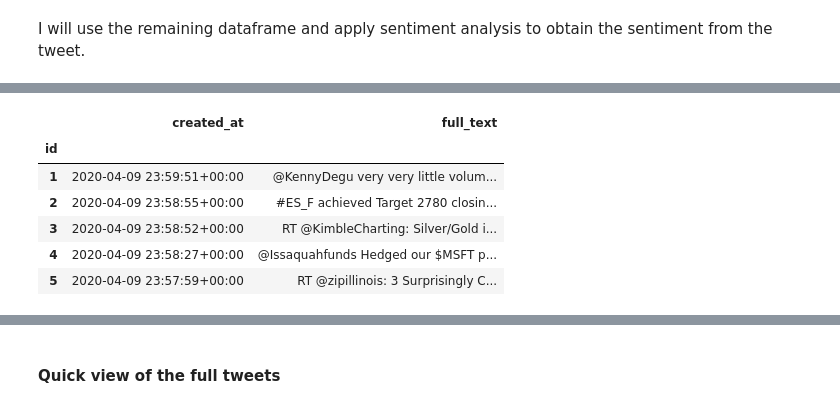
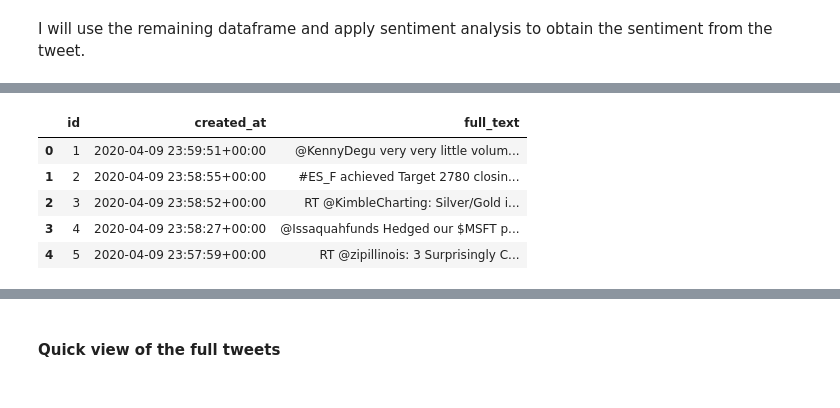
Before and after one commit to xandie985/Text-Mining-Stocks---Sentiment-Analysis, a Jupyter notebook: trial2.ipynb, the cells around one changed output, grey strips where cells are left out. Drawn from its saved outputs; the diff is of its cells as text; code cells hidden in the pictures.

```diff
--- a/trial2.ipynb
+++ b/trial2.ipynb
@@ -171,11 +234,10 @@ from wordcloud import WordCloud
 # %%
-dfRemaining = pd.read_csv('tweets_remaining_09042020_16072020.csv', sep = ';').set_index('id')
+dfRemaining = pd.read_csv('tweets_remaining_09042020_16072020.csv', sep = ';')
 dfRemaining.head()
 # %% [output]
-|  | created_at | full_text |
-| id |  |  |
-| 1 | 2020-04-09 23:59:51+00:00 | @KennyDegu very very little volum... |
-| 2 | 2020-04-09 23:58:55+00:00 | #ES_F achieved Target 2780 closin... |
-| 3 | 2020-04-09 23:58:52+00:00 | RT @KimbleCharting: Silver/Gold i... |
-| 4 | 2020-04-09 23:58:27+00:00 | @Issaquahfunds Hedged our $MSFT p... |
-| 5 | 2020-04-09 23:57:59+00:00 | RT @zipillinois: 3 Surprisingly C... |
+|  | id | created_at | full_text |
+| 0 | 1 | 2020-04-09 23:59:51+00:00 | @KennyDegu very very little volum... |
+| 1 | 2 | 2020-04-09 23:58:55+00:00 | #ES_F achieved Target 2780 closin... |
+| 2 | 3 | 2020-04-09 23:58:52+00:00 | RT @KimbleCharting: Silver/Gold i... |
+| 3 | 4 | 2020-04-09 23:58:27+00:00 | @Issaquahfunds Hedged our $MSFT p... |
+| 4 | 5 | 2020-04-09 23:57:59+00:00 | RT @zipillinois: 3 Surprisingly C... |
```
Also changed, not shown: parts of 42 cells of this notebook, 2 other files.
